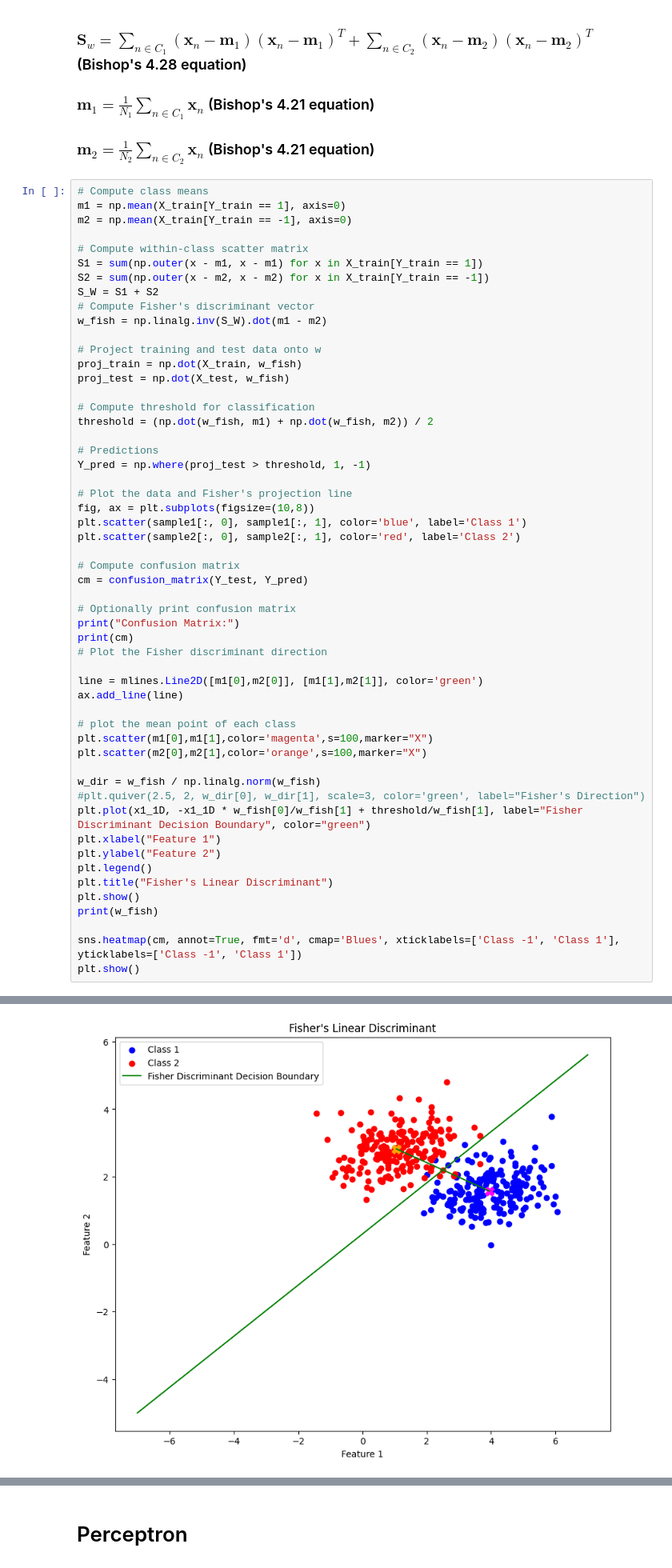
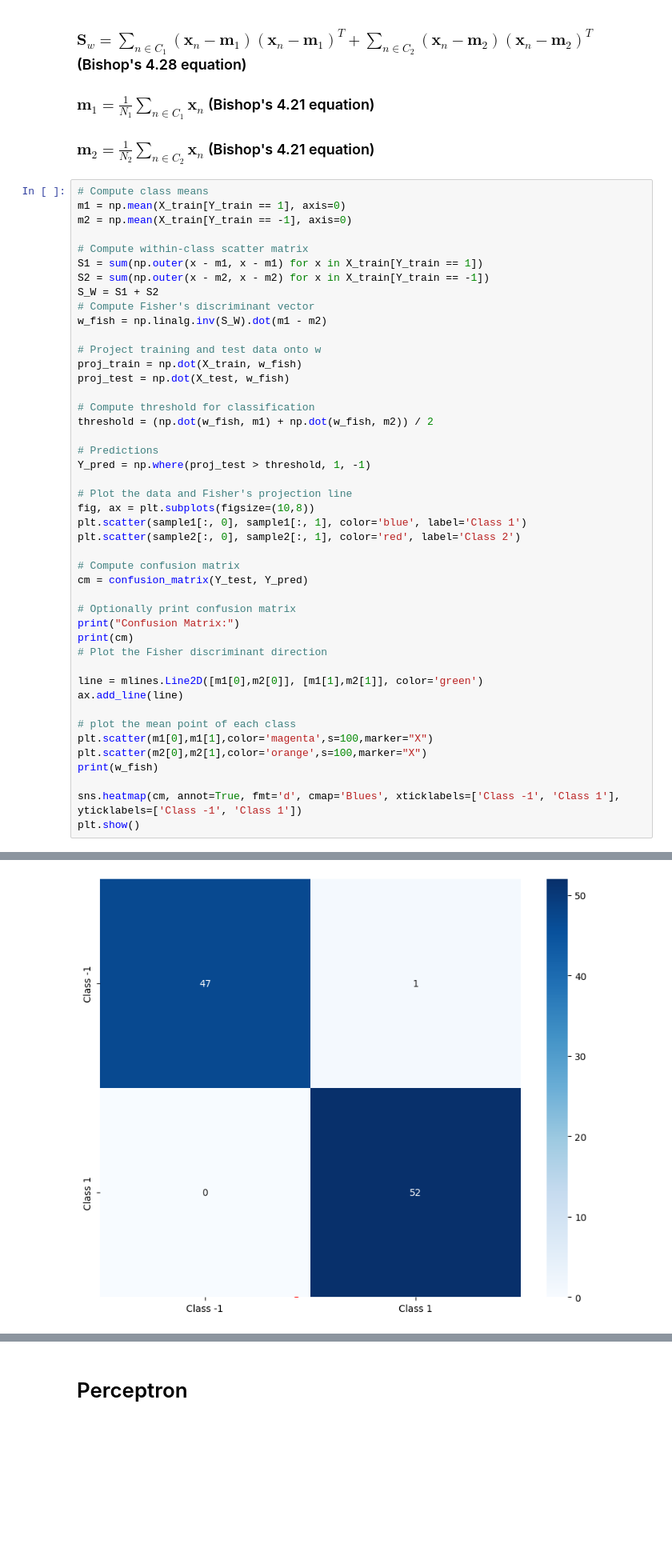
Before and after one commit to labani-01/PHY657, a Jupyter notebook: Module_4/ Module-4.ipynb, the cells around one changed output, grey strips where cells are left out. Shown at 80% size. Drawn from its saved outputs; the diff is of its cells as text; blank space fills up the shorter version.

```diff
--- a/Module_4/ Module-4.ipynb
+++ b/Module_4/ Module-4.ipynb
@@ -189,15 +170,6 @@ ax.add_line(line)
 # plot the mean point of each class
 plt.scatter(m1[0],m1[1],color='magenta',s=100,marker="X")
 plt.scatter(m2[0],m2[1],color='orange',s=100,marker="X")
-
-w_dir = w_fish / np.linalg.norm(w_fish)
-#plt.quiver(2.5, 2, w_dir[0], w_dir[1], scale=3, color='green', label="Fisher's Direction")
-plt.plot(x1_1D, -x1_1D * w_fish[0]/w_fish[1] + threshold/w_fish[1], label="Fisher Discriminant Decision Boundary", color="green")
-plt.xlabel("Feature 1")
-plt.ylabel("Feature 2")
-plt.legend()
-plt.title("Fisher's Linear Discriminant")
-plt.show()
 print(w_fish)
 
 sns.heatmap(cm, annot=True, fmt='d', cmap='Blues', xticklabels=['Class -1', 'Class 1'], yticklabels=['Class -1', 'Class 1'])
@@ -209 +182 @@ Confusion Matrix:
-[figure, old version]
+[figure, new version]
```
Also changed, not shown: parts of 16 cells of this notebook, 6 other files.
